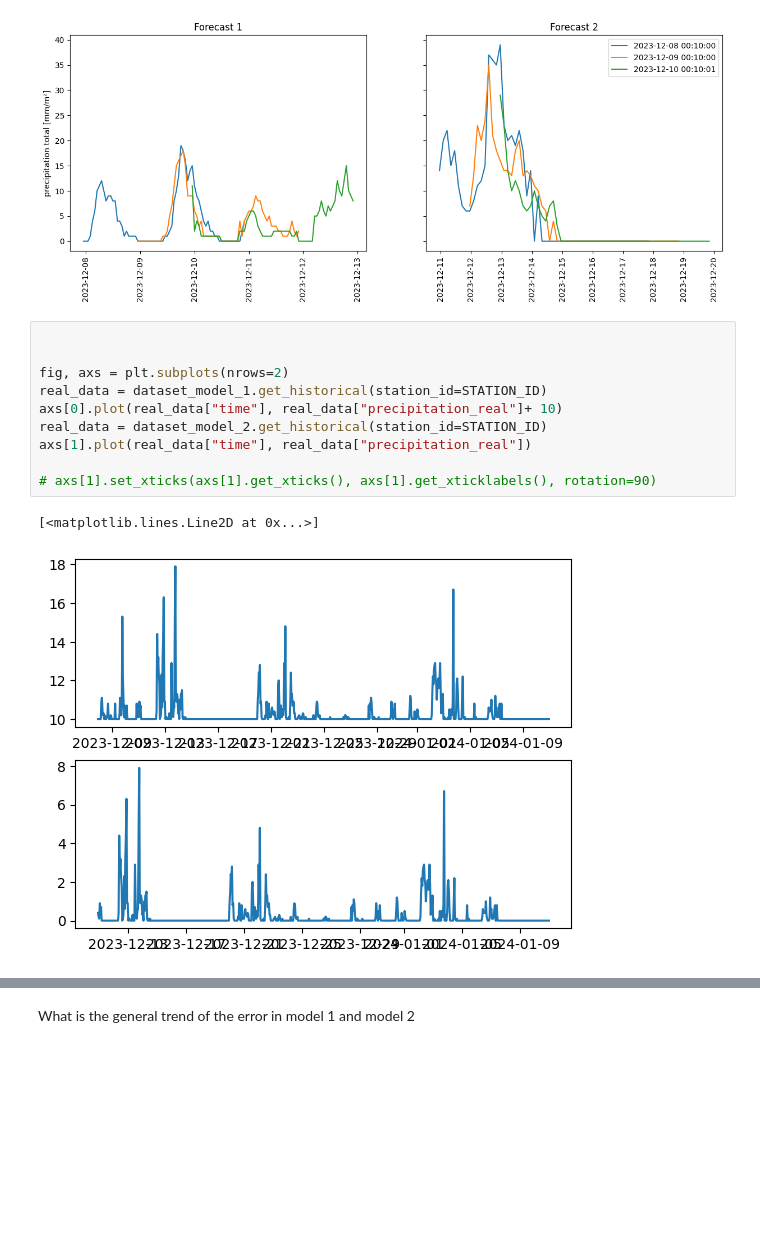
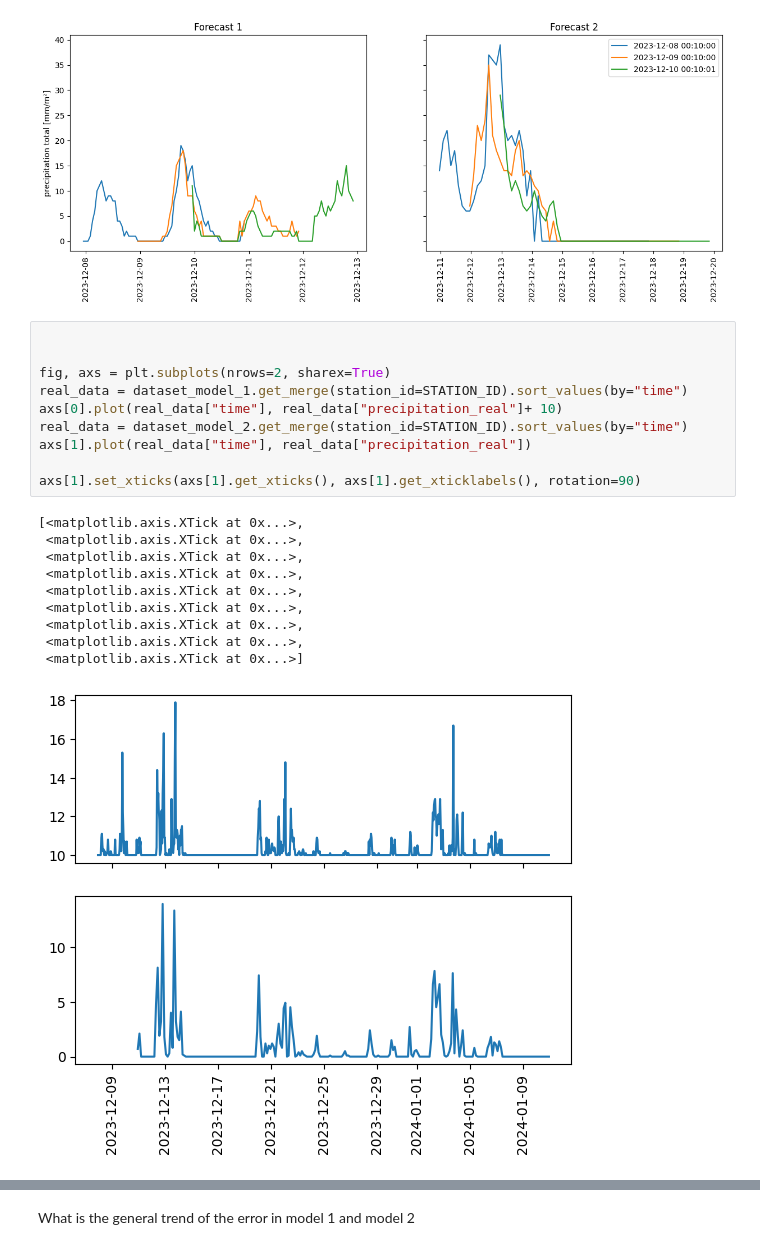
Before and after one commit to RobinU434/DataLiteracy, a Jupyter notebook: studies/13_01_24_RU_glimps_into_data.ipynb, the cells around one changed output, grey strips where cells are left out. Saved outputs shown, nothing was run; the diff lists cells and outputs as text; blank space fills up the shorter version.

```diff
--- a/studies/13_01_24_RU_glimps_into_data.ipynb
+++ b/studies/13_01_24_RU_glimps_into_data.ipynb
@@ -54,13 +491,21 @@ fig.savefig(FIG_SAVE_BASE_PATH + "precipitation_forecast.pdf")
 # %%
 
 
-fig, axs = plt.subplots(nrows=2)
-real_data = dataset_model_1.get_historical(station_id=STATION_ID)
+fig, axs = plt.subplots(nrows=2, sharex=True)
+real_data = dataset_model_1.get_merge(station_id=STATION_ID).sort_values(by="time")
 axs[0].plot(real_data["time"], real_data["precipitation_real"]+ 10)
-real_data = dataset_model_2.get_historical(station_id=STATION_ID)
+real_data = dataset_model_2.get_merge(station_id=STATION_ID).sort_values(by="time")
 axs[1].plot(real_data["time"], real_data["precipitation_real"])
 
-# axs[1].set_xticks(axs[1].get_xticks(), axs[1].get_xticklabels(), rotation=90)
+axs[1].set_xticks(axs[1].get_xticks(), axs[1].get_xticklabels(), rotation=90)
 # %% [output]
-[<matplotlib.lines.Line2D at 0x...>]
+[<matplotlib.axis.XTick at 0x...>,
+ <matplotlib.axis.XTick at 0x...>,
+ <matplotlib.axis.XTick at 0x...>,
+ <matplotlib.axis.XTick at 0x...>,
+ <matplotlib.axis.XTick at 0x...>,
+ <matplotlib.axis.XTick at 0x...>,
+ <matplotlib.axis.XTick at 0x...>,
+ <matplotlib.axis.XTick at 0x...>,
+ <matplotlib.axis.XTick at 0x...>]
-[figure, old version]
+[figure, new version]
```
Also changed, not shown: parts of 8 cells of this notebook, 1 other file.
